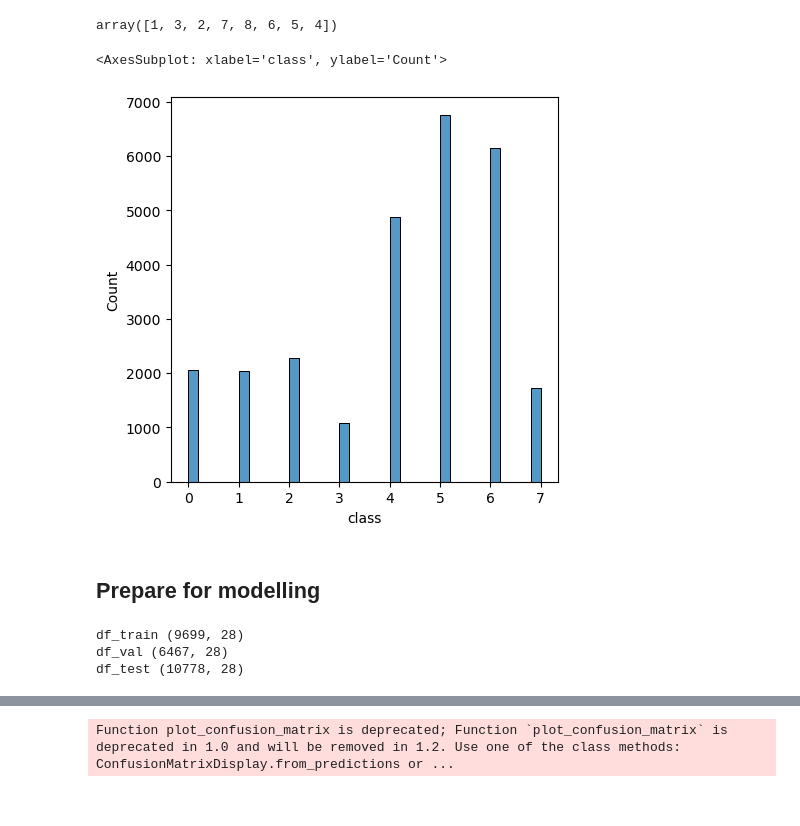
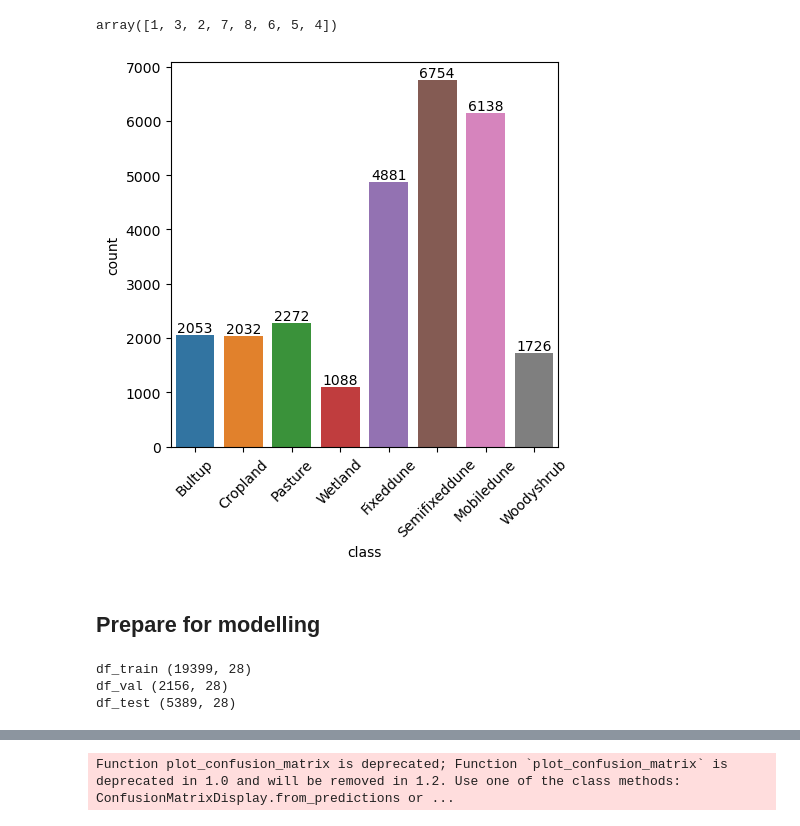
Before and after one commit to maxwellowusu/Grassland_Mongolia, a Jupyter notebook: EDA_Naiman.ipynb, the cells around one changed output, grey strips where cells are left out. Saved outputs shown, nothing was run; the diff lists cells and outputs as text; code cells hidden in the pictures.

```diff
--- a/EDA_Naiman.ipynb
+++ b/EDA_Naiman.ipynb
@@ -199,22 +285,30 @@ def reclass(row):
     return reclass
 df_full['class'] = df_full.apply(reclass, axis=1)
 # %%
-# Plot traning clsss frequency
+# Plot training clsss frequency
+
+df_class = df_full.groupby(by='class',).agg({'class': 'sum'})
+df_class.head()
 fig, ax = plt.subplots(figsize= (5,5),sharey=True)
-sns.histplot(data=df_full, x=df_full['class'])
+sns.countplot(data=df_class, x=df_full['class'],ax=ax)
+labels = ['Bultup', 'Cropland', 'Pasture', 'Wetland', 'Fixeddune', 'Semifixeddune',  'Mobiledune','Woodyshrub']
+ax.set_xticklabels(labels)
+ax.set_xticklabels(ax.get_xticklabels(), rotation=45)
+
+for i in ax.containers:
+    ax.bar_label(i,)
 # %% [output]
-<AxesSubplot: xlabel='class', ylabel='Count'>
-[figure, old version]
+[figure, new version]
 # %% [markdown]
 ## Prepare for modelling
 # %%
 # Divide the training data into training (80%) and testing (20%)
-df_train, df_test = train_test_split(df_full, train_size=0.60, random_state=random_seed)
+df_train, df_test = train_test_split(df_full, train_size=0.80, random_state=random_seed, shuffle=True, stratify=df_full['class'])
 # Reset the index
 df_train, df_test = df_train.reset_index(drop=True), df_test.reset_index(drop=True)
 
 # Divide the training data into training (80%) and validation (20%)
-df_train, df_val = train_test_split(df_train, train_size=0.60, random_state=random_seed)
+df_train, df_val = train_test_split(df_train, train_size=0.90, random_state=random_seed,)
 # Reset the index
 df_train, df_val = df_train.reset_index(drop=True), df_val.reset_index(drop=True)
 
@@ -222,9 +316,9 @@ print('df_train', df_train.shape)
 print('df_val', df_val.shape)
 print('df_test', df_test.shape)
 # %% [output]
-df_train (9699, 28)
-df_val (6467, 28)
-df_test (10778, 28)
+df_train (19399, 28)
+df_val (2156, 28)
+df_test (5389, 28)
 # %%
 # Get the feature matrix
 X_train = df_train[np.setdiff1d(df_train.columns, [target])].values
```
Also changed, not shown: parts of 27 cells of this notebook.
